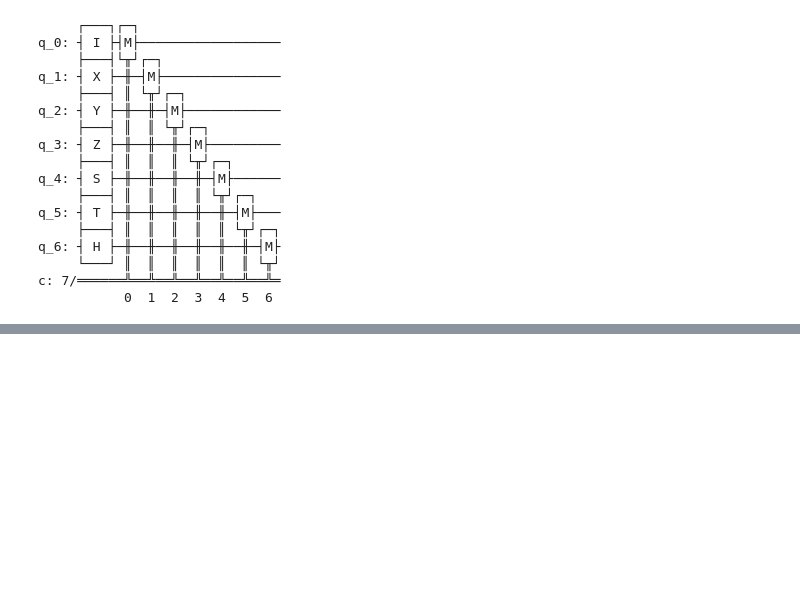
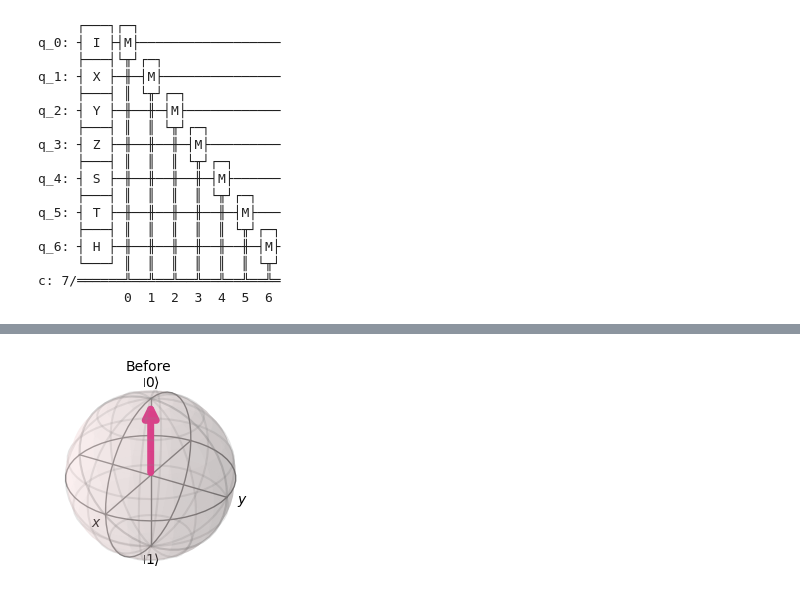
Before and after one commit to neutrogo/quantum-computing-ercan, a Jupyter notebook: notebooks/single_qubit_gates.ipynb, the cells around one changed output, grey strips where cells are left out. Saved outputs shown, nothing was run; the diff lists cells and outputs as text; code cells hidden in the pictures; blank space fills up the shorter version.

```diff
--- a/notebooks/single_qubit_gates.ipynb
+++ b/notebooks/single_qubit_gates.ipynb
@@ -129,0 +138,4 @@ c: 7/══════╩══╩══╩══╩══╩══╩══╩
+# %%
+plot_bloch_vector([0,0,1], figsize=(2,2), title="Before")
+# %% [output]
+[figure, added]
```
Also changed, not shown: parts of 14 cells of this notebook.
